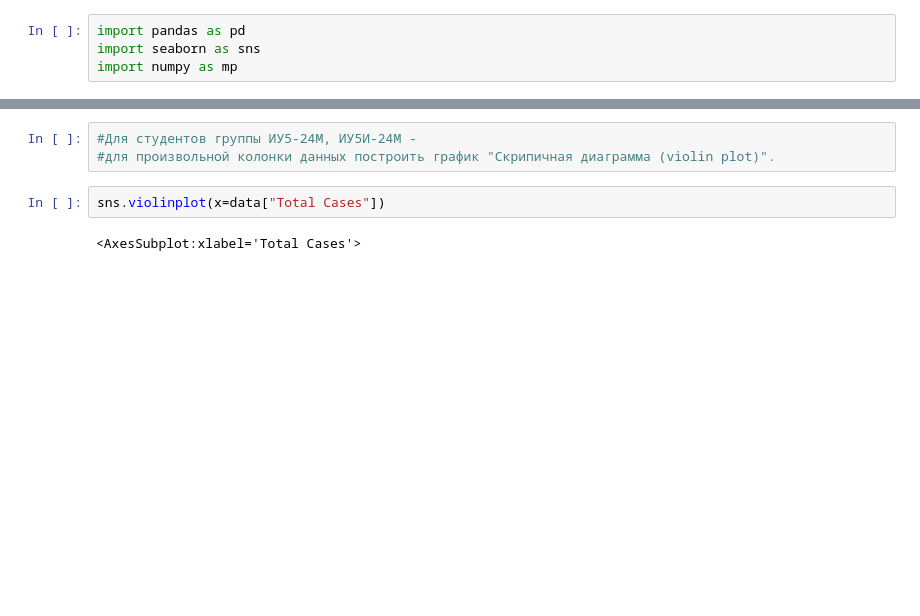
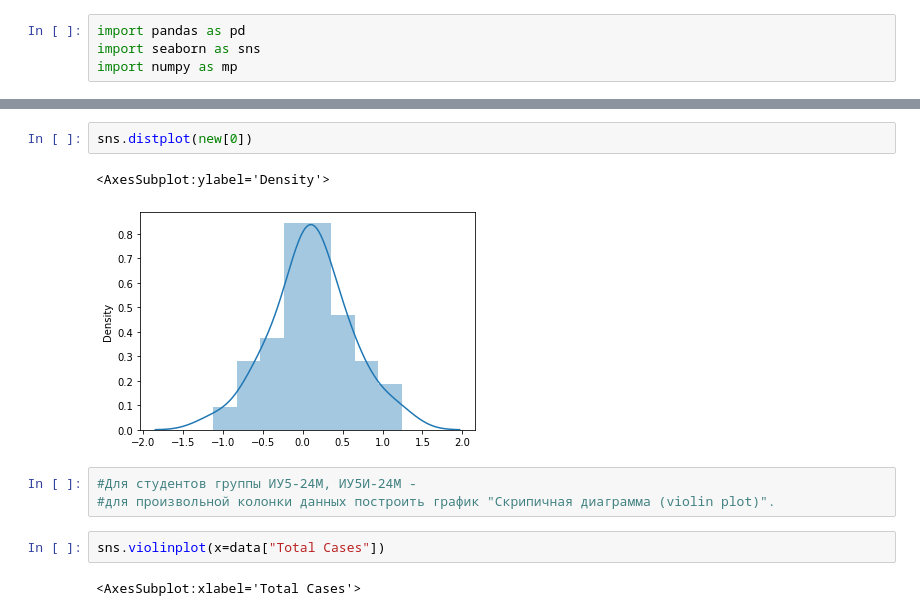
Before and after one commit to wh336699/pk1, a Jupyter notebook: рк1.ipynb, the cells around one changed output, grey strips where cells are left out. Saved outputs shown, nothing was run; the diff lists cells and outputs as text; blank space fills up the shorter version.

```diff
--- a/рк1.ipynb
+++ b/рк1.ipynb
@@ -70,3 +63,8 @@ data.head()
+# %%
+sns.distplot(new[0])
+# %% [output]
+<AxesSubplot:ylabel='Density'>
+[figure, added]
 # %%
 #Для студентов группы ИУ5-24М, ИУ5И-24М -
 #для произвольной колонки данных построить график "Скрипичная диаграмма (violin plot)".
```
Also changed, not shown: parts of 18 cells of this notebook.
